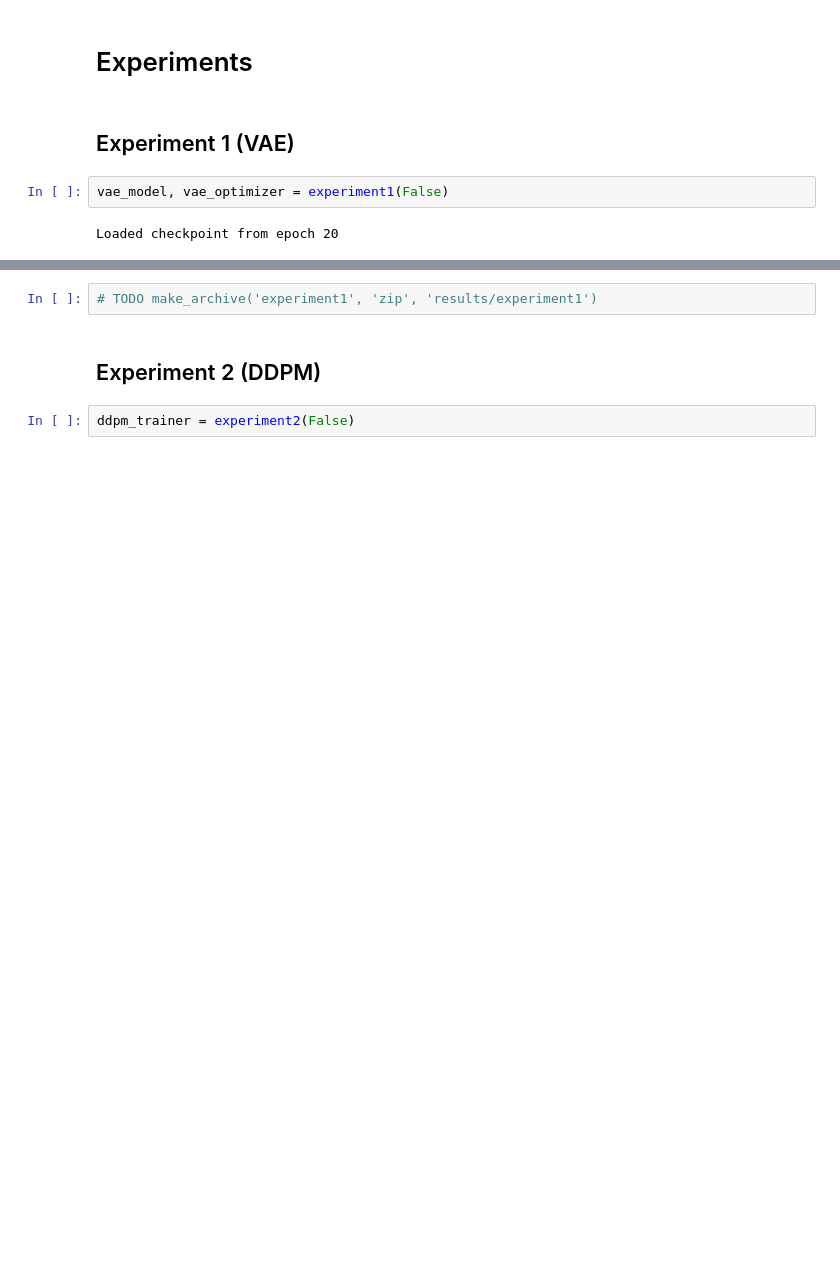
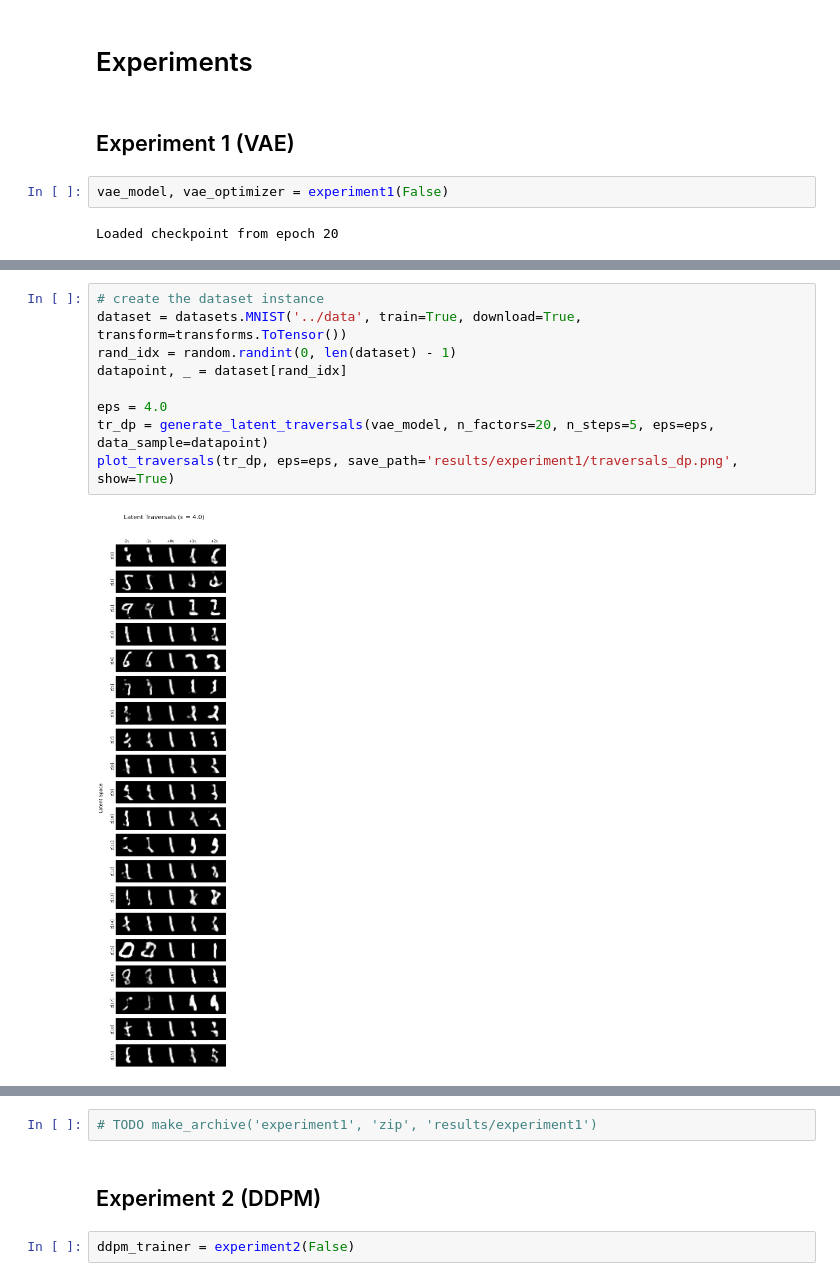
Before and after one commit to fwilhelmy/genai-experiments, a Jupyter notebook: src/main.ipynb, the cells around one changed output, grey strips where cells are left out. Drawn from its saved outputs; the diff is of its cells as text; blank space fills up the shorter version.

```diff
--- a/src/main.ipynb
+++ b/src/main.ipynb
@@ -69,0 +71,11 @@ plt.show()
+# %%
+# create the dataset instance
+dataset = datasets.MNIST('../data', train=True, download=True, transform=transforms.ToTensor())
+rand_idx = random.randint(0, len(dataset) - 1)
+datapoint, _ = dataset[rand_idx]
+
+eps = 4.0
+tr_dp = generate_latent_traversals(vae_model, n_factors=20, n_steps=5, eps=eps, data_sample=datapoint)
+plot_traversals(tr_dp, eps=eps, save_path='results/experiment1/traversals_dp.png', show=True)
+# %% [output]
+[figure, added]
```
Also changed, not shown: parts of 8 cells of this notebook, 2 other files.
